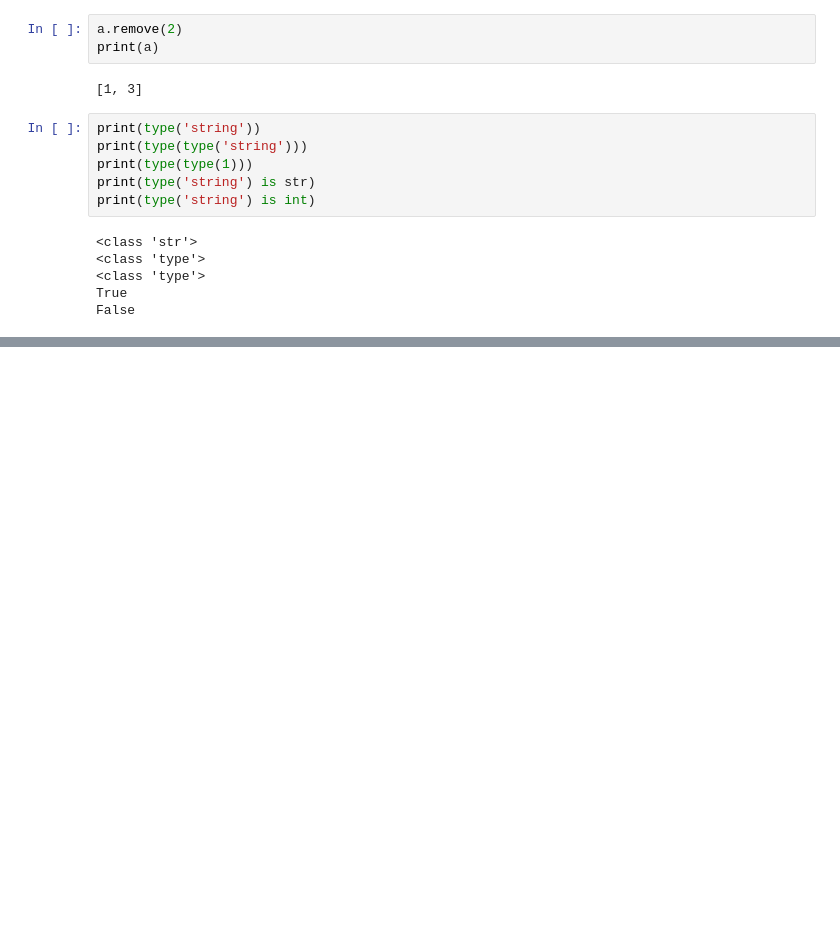
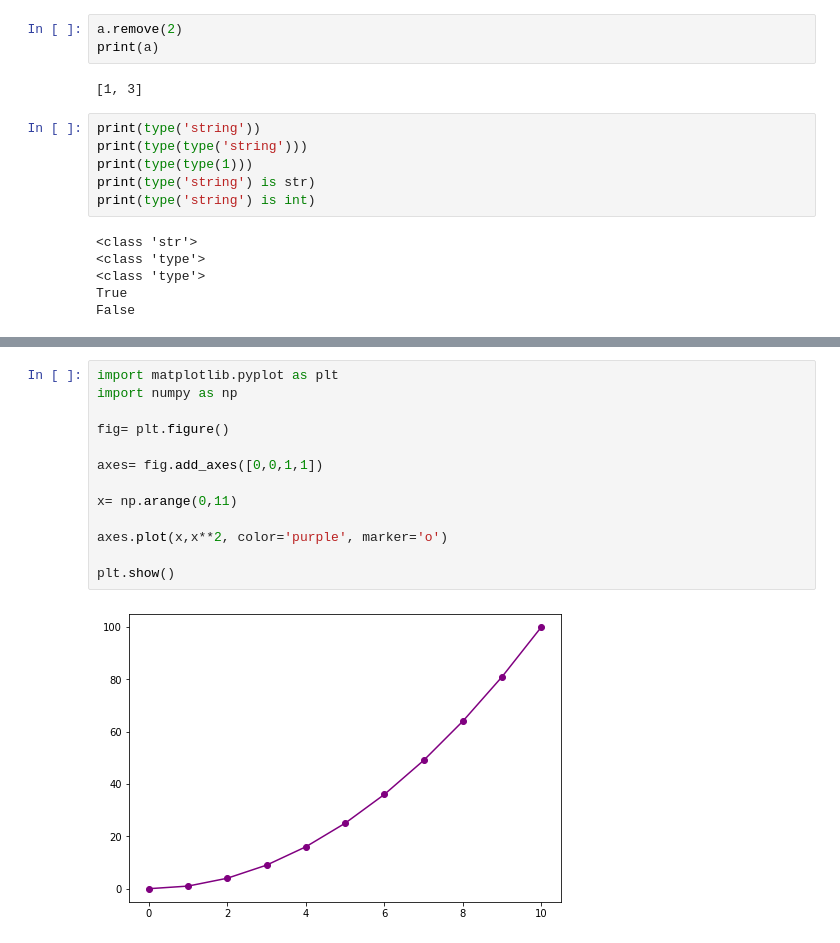
Before and after one commit to liletian/python, a Jupyter notebook: compression/dct_jpeg.ipynb, the cells around one changed output, grey strips where cells are left out. Drawn from its saved outputs; the diff is of its cells as text; blank space fills up the shorter version.

```diff
--- a/compression/dct_jpeg.ipynb
+++ b/compression/dct_jpeg.ipynb
@@ -242,0 +285,15 @@ False
+# %%
+import matplotlib.pyplot as plt
+import numpy as np
+
+fig= plt.figure()
+
+axes= fig.add_axes([0,0,1,1])
+
+x= np.arange(0,11)
+
+axes.plot(x,x**2, color='purple', marker='o')
+
+plt.show()
+# %% [output]
+[figure, added]
```
Also changed, not shown: parts of 6 cells of this notebook.
